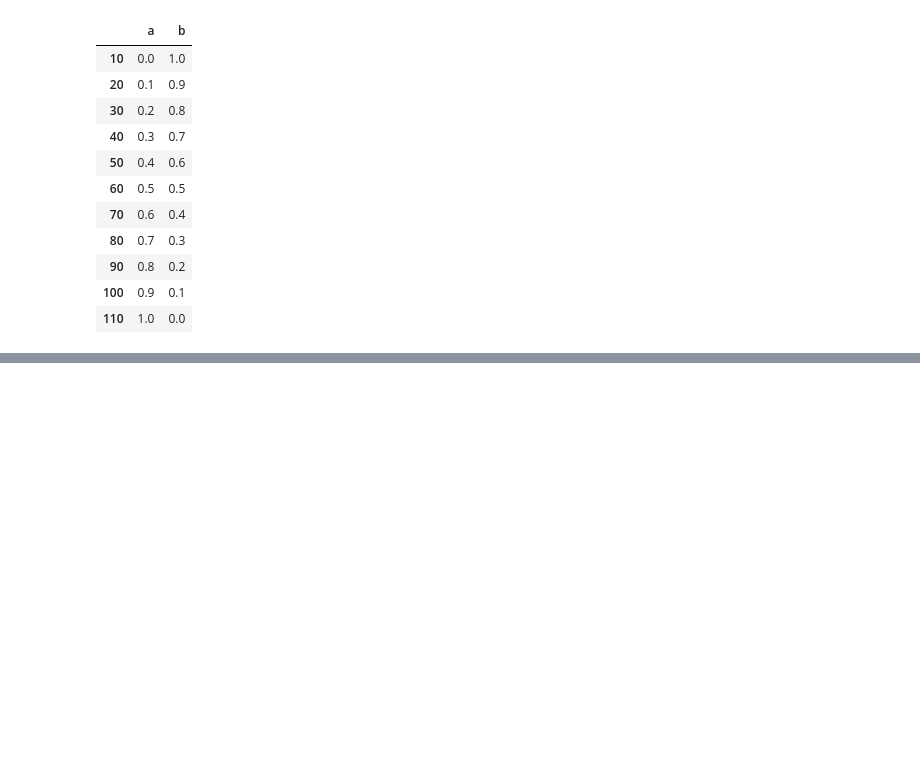
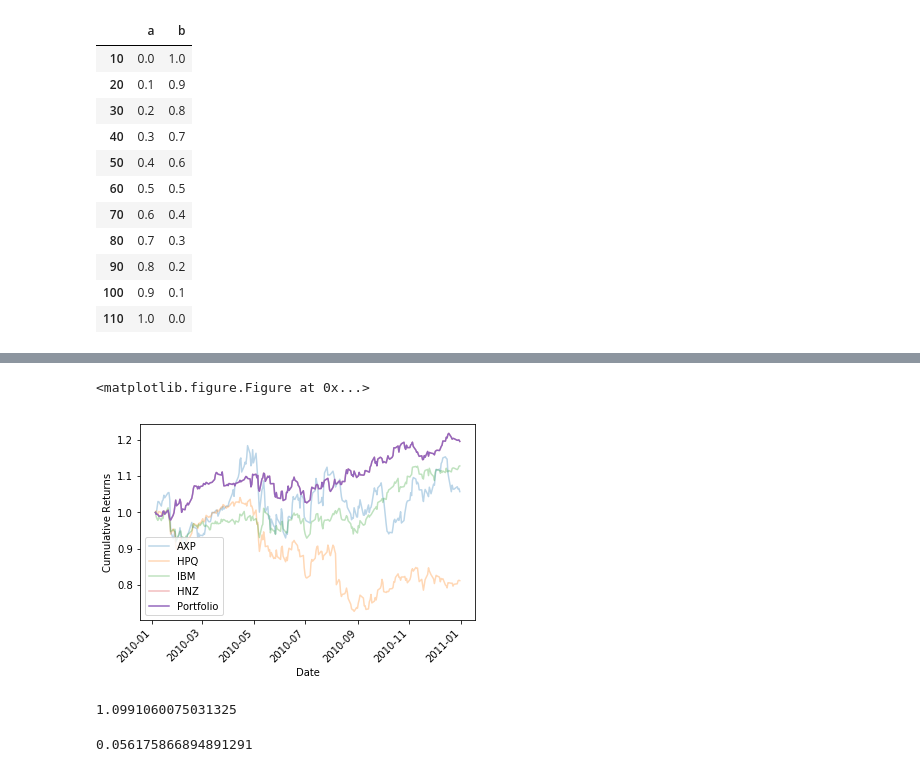
Before and after one commit to chicochico/computational-investing, a Jupyter notebook: homework1.ipynb, the cells around one changed output, grey strips where cells are left out. Saved outputs shown, nothing was run; the diff lists cells and outputs as text; code cells hidden in the pictures; blank space fills up the shorter version.

```diff
--- a/homework1.ipynb
+++ b/homework1.ipynb
@@ -52 +73,14 @@ def simulate_portfolio(start_date, end_date, symbols, allocation):
+# %%
+dr1, r1 = simulate_portfolio(dt.datetime(2010, 1, 1), dt.datetime(2010, 12, 31), ['AXP', 'HPQ', 'IBM', 'HNZ'], [0.0, 0.0, 0.0, 1.0])
+# %% [output]
+<matplotlib.figure.Figure at 0x...>
+[figure, added]
+# %%
+r1.mean()
+# %% [output]
+1.0991060075031325
+# %%
+r1.std()
+# %% [output]
+0.056175866894891291
 # %%
```
Also changed, not shown: parts of 4 cells of this notebook, 2 other files.
